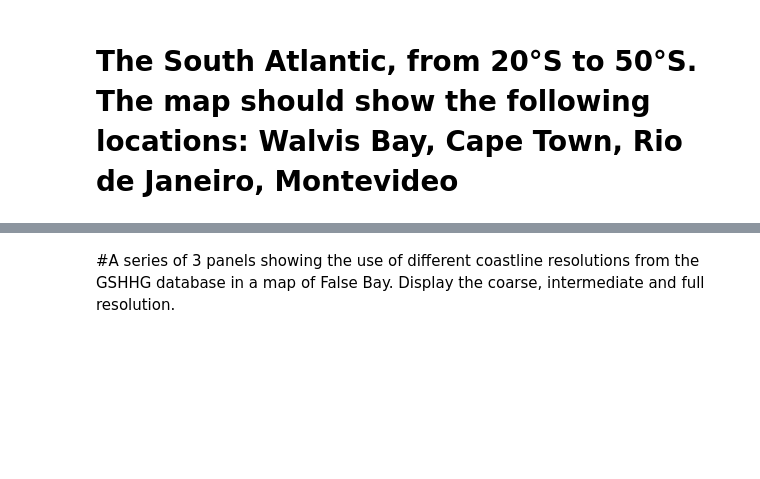
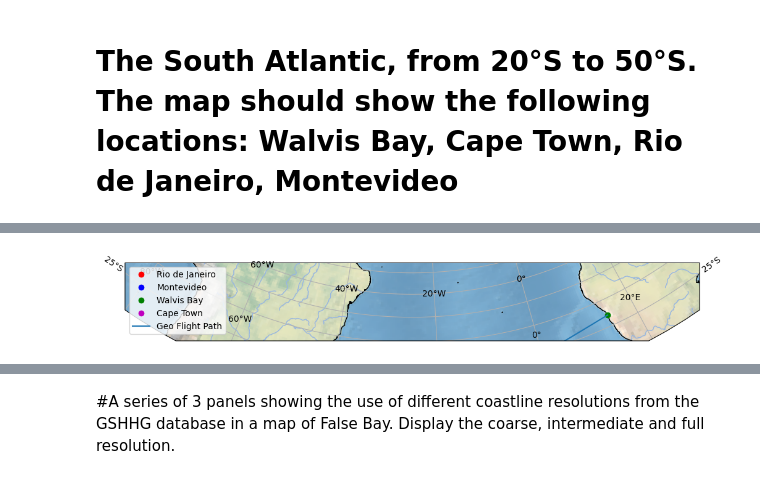
Before and after one commit to loonthegoon/GRTILO001-SCDM2025, a Jupyter notebook: P3/250320_P3_Gruetzmacher_SCDM.ipynb, the cells around one changed output, grey strips where cells are left out. Drawn from its saved outputs; the diff is of its cells as text; code cells hidden in the pictures; blank space fills up the shorter version.

```diff
--- a/P3/250320_P3_Gruetzmacher_SCDM.ipynb
+++ b/P3/250320_P3_Gruetzmacher_SCDM.ipynb
@@ -50 +54,38 @@ plt.show()
+# %%
+import numpy as np
+import matplotlib.pyplot as plt
+import cartopy.crs as ccrs
+import cartopy.feature as cfeature
+
+# Defining extents (for Lambert projection testing)
+extent = [-80, 30, -50, -20]
+central_lon = np.mean(extent[:2])
+central_lat = np.mean(extent[2:])
+
+# NOT PART OF ASSIGNMENT - TESTING the Lambert Conformal projection
+plt.figure(figsize=(12, 6))
+ax = plt.axes(projection=ccrs.LambertConformal(central_longitude=central_lon, central_latitude=central_lat))
+
+#  map extent
+ax.set_extent(extent, crs=ccrs.PlateCarree())
+
+ax.stock_img()
+ax.coastlines(resolution='10m')
+ax.add_feature(cfeature.OCEAN)
+ax.add_feature(cfeature.RIVERS)
+ax.gridlines(draw_labels=True)
+
+ax.plot([-43], [-23], 'ro', label="Rio de Janeiro", transform=ccrs.PlateCarree())
+ax.plot([-56], [-35], 'bo', label="Montevideo", transform=ccrs.PlateCarree())
+ax.plot([14.5], [-23], 'go', label="Walvis Bay", transform=ccrs.PlateCarree())
+ax.plot([18.42], [-34], 'mo', label="Cape Town", transform=ccrs.PlateCarree())  # Corrected coords
+
+# Flight path (extra visualization)
+ax.plot([-43, 14.5], [-23, -23], transform=ccrs.Geodetic(), label="Geo Flight Path")
+
+plt.legend()
+
+plt.show()
+# %% [output]
+[figure, added]
 # %%
```
Also changed, not shown: parts of 4 cells of this notebook, 2 other files.
